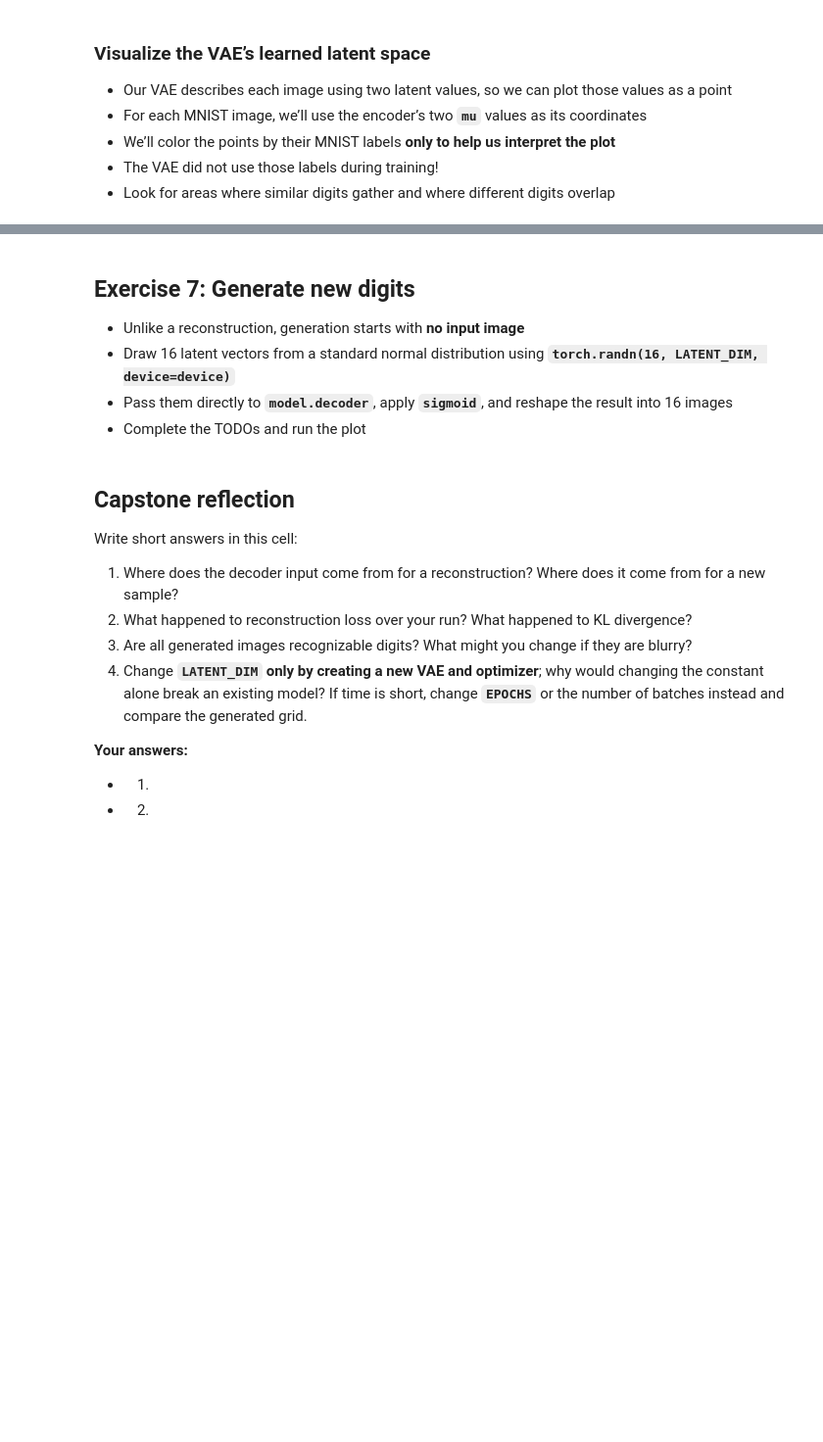
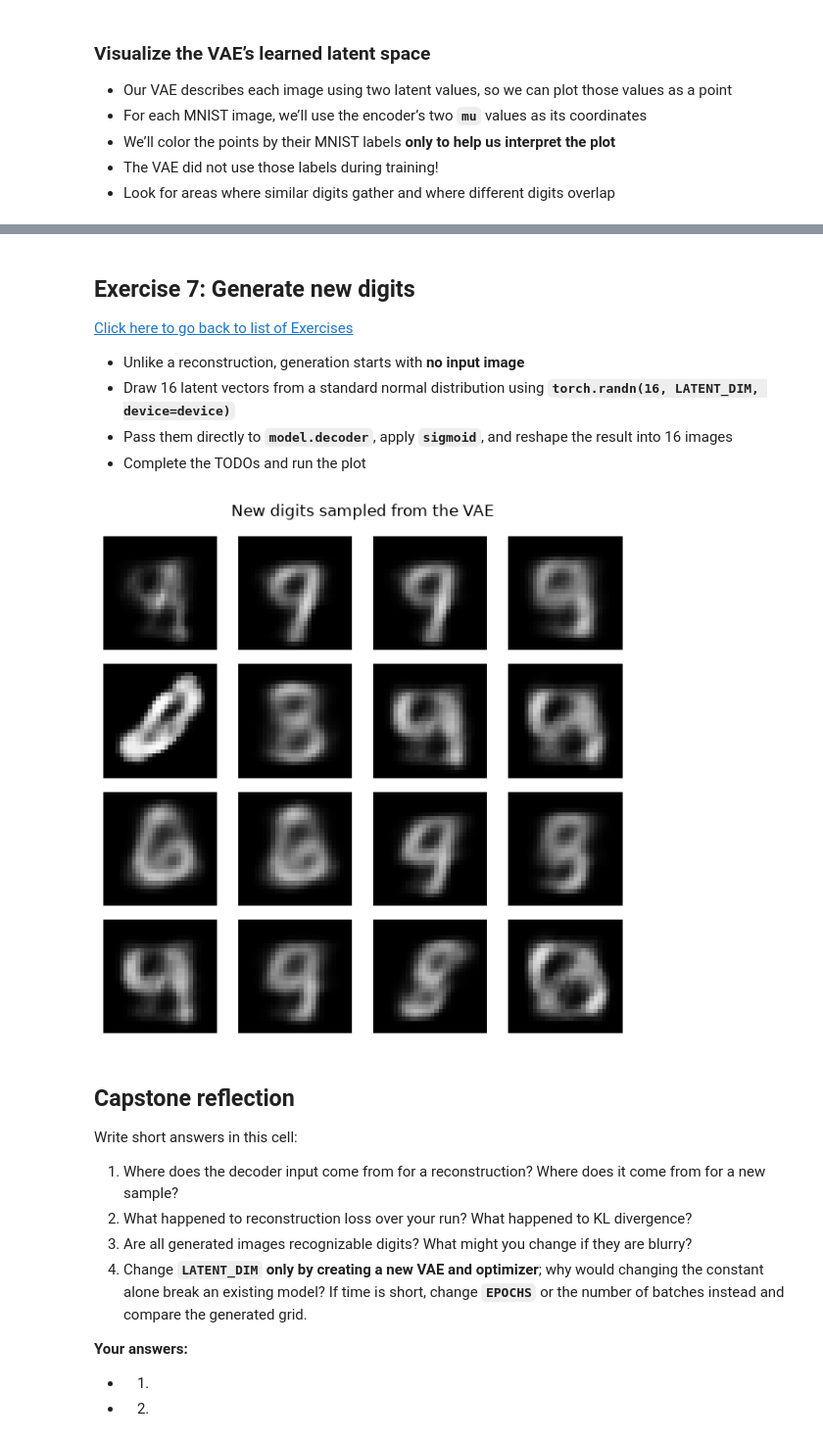
Before and after one commit to davewadestein/Intro-PyTorch-Half-Day, a Jupyter notebook: Intro to PyTorch MNIST VAE Student Notebook.ipynb, the cells around one changed output, grey strips where cells are left out. Shown at 98% size. Cells and saved outputs as stored; diff of their text form; code cells hidden in the pictures; blank space fills up the shorter version.

Commit message:
Added index to quickly get to each exercise
Added links to each exercise so no longer need to scroll through notebook. Also fixed code for "Epilogue: Two ways to view the digit image" and tested it.

```diff
--- a/Intro to PyTorch MNIST VAE Student Notebook.ipynb
+++ b/Intro to PyTorch MNIST VAE Student Notebook.ipynb
@@ -389,7 +438,7 @@ LATENT_DIM = 2
 
 # A reasonable starting size for this small MNIST model. It gives the
 # encoder and decoder room to learn while keeping training manageable.
-HIDDEN_DIM = 128
+HIDDEN_DIM = 256
 
 
 class VAE(nn.Module): # nn.Module = PyTorch class we inherit from
@@ -433,6 +482,10 @@ class VAE(nn.Module): # nn.Module = PyTorch class we inherit from
     def reparameterize(self, mu, logvar):
         # Exercise 4: replace this placeholder with a sample
         # whose shape is [batch_size, latent_dim] (see below)
+        std = torch.exp(0.5 * logvar)
+        eps = torch.randn_like(std)
+
+        return mu + std * eps
         raise NotImplementedError('Complete the reparameterization exercise')
 
 
@@ -651,6 +716,9 @@ else:
         # loss.backward()
         # optimizer.step()
         # optimizer.zero_grad()
+        optimizer.zero_grad()
+        loss.backward()
+        optimizer.step()
 
         # .item() converts each one-number tensor to a Python number for printing.
         print(f'total={loss.item():.1f}, reconstruction={reconstruction.item():.1f}, '
@@ -716,6 +789,13 @@ def train_one_epoch(model, loader, optimizer, device, max_batches=None):
         # Then uncomment these two lines:
         # sums += torch.tensor([loss.item(), reconstruction.item(), kl.item()]) * images.shape[0]
         # count += images.shape[0]
+        logits, mu, logvar = model(images)
+        loss, reconstruction, kl = vae_loss(logits, images, mu, logvar)
+        optimizer.zero_grad()
+        loss.backward()
+        optimizer.step()
+        sums += torch.tensor([loss.item(), reconstruction.item(), kl.item()]) * images.shape[0]
+        count += images.shape[0]
 
     # If no images were counted, the exercise lines have not been completed
     if count == 0:
@@ -747,6 +830,8 @@ if train_loader is not None:
 
 **Your goal:** show that training loss changes, compare inputs with reconstructions, then sample *new* latent vectors to generate a digit grid.
 # %%
+import time # so we can time the epochs
+
 # Train for four passes through the selected training images.
 EPOCHS = 4
 
@@ -763,6 +848,7 @@ if train_loader is None:
     print('Complete Exercise 3 first.')
 else:
     try:
+        start = time.time()
         # Repeat the training pass EPOCHS times.
         for epoch in range(EPOCHS):
             # Train for one epoch and get its three average losses.
@@ -783,7 +869,7 @@ else:
                 f'reconstruction={reconstruction:.1f}, '
                 f'KL={kl:.1f}'
             )
-
+        print(f'elapsed time: {time.time() - start:.1f} seconds')
     # Show an exercise-related error without stopping the notebook.
     except (NotImplementedError, RuntimeError) as exc:
         print('Complete Exercises 4 and 6:', exc)
@@ -931,6 +1029,7 @@ plt.show()
 # %% [markdown]
+<a id="Ex-7"></a>
 ## Exercise 7: Generate new digits
-
+[Click here to go back to list of Exercises](#quicklinks)
 * Unlike a reconstruction, generation starts with **no input image**
 * Draw 16 latent vectors from a standard normal distribution using __`torch.randn(16, LATENT_DIM, device=device)`__
 * Pass them directly to __`model.decoder`__, apply __`sigmoid`__, and reshape the result into 16 images
@@ -943,33 +1042,38 @@ if history['total']:
 
     # We are generating images, not training, so no gradients are needed
     with torch.no_grad(): # with starts a "context manager"...essentially
         # “While I’m doing this work, use this special setting—
         # and put things back afterward.”
 
         # The key is that entering the block temporarily turns off PyTorch’s
         # gradient tracking and leaving the block restores it
 
         # Exercise 7 — replace None.
         # Start with random two-number points; no MNIST images are used here.
         z = None  # TODO: draw 16 latent vectors on the chosen device
         generated_logits = None  # TODO: pass z to model.decoder
         generated = None         # TODO: sigmoid, reshape to [16, 28, 28], move to CPU
+        z = torch.randn(16, LATENT_DIM, device=device)
+        generated_logits = model.decoder(z)
+        generated = torch.sigmoid(generated_logits).reshape(16, 28, 28).cpu()
 
     # Wait until the exercise has supplied latent vectors.
     if z is not None:
         # Arrange the 16 generated images in a 4 × 4 grid.
         fig, axes = plt.subplots(4, 4, figsize=(6, 6))
 
         # Pair each plotting area with one generated image.
         for ax, img in zip(axes.flat, generated):
             ax.imshow(img, cmap='gray', vmin=0, vmax=1)
             ax.axis('off')
 
         plt.suptitle('New digits sampled from the VAE')
         plt.tight_layout()
         plt.show()
 else:
     print('Train the model first.')
+# %% [output]
+[figure, added]
 # %% [markdown]
 ## Capstone reflection
 
```
Also changed, not shown: parts of 36 cells of this notebook.
